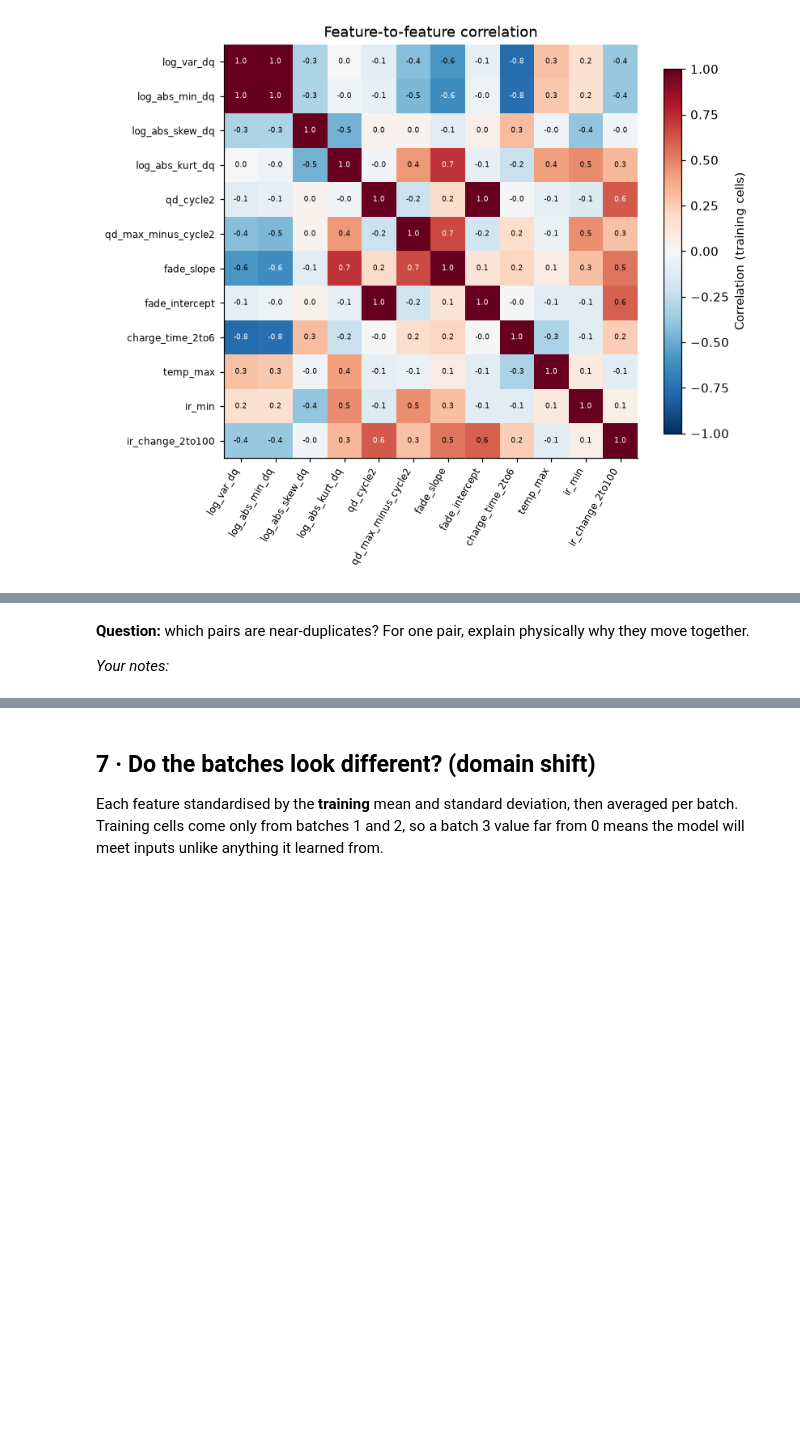
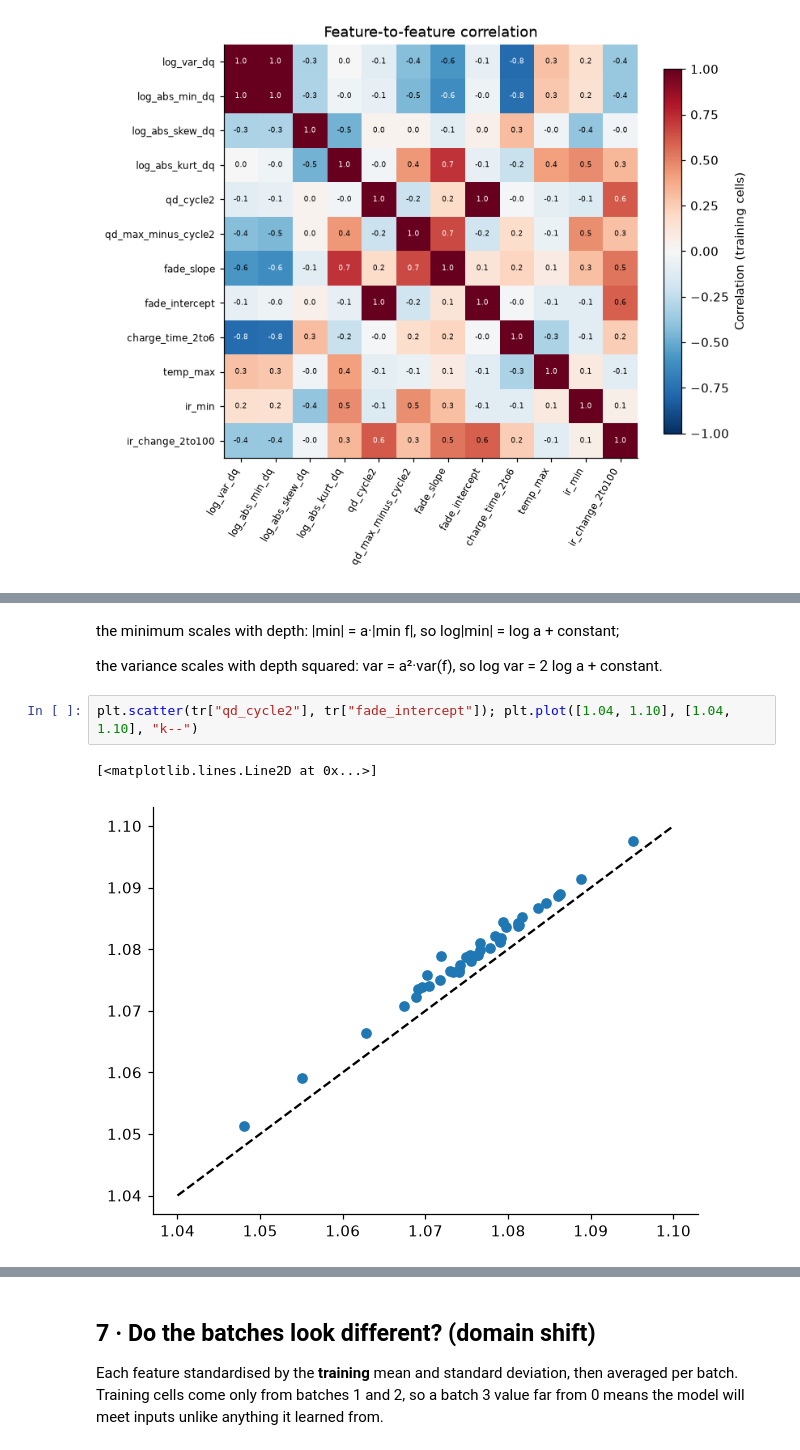
Before and after one commit to andrewjllawson/battery-cycle-life, a Jupyter notebook: notebooks/02_features.ipynb, the cells around one changed output, grey strips where cells are left out. Cells and saved outputs as stored; diff of their text form; blank space fills up the shorter version.

```diff
--- a/notebooks/02_features.ipynb
+++ b/notebooks/02_features.ipynb
@@ -281,4 +287,9 @@ dtype: float64
 # %% [markdown]
-**Question:** which pairs are near-duplicates? For one pair, explain physically why they move together.
+the minimum scales with depth: |min| = a·|min f|, so log|min| = log a + constant;
 
-*Your notes:*
+the variance scales with depth squared: var = a²·var(f), so log var = 2 log a + constant.
+# %%
+plt.scatter(tr["qd_cycle2"], tr["fade_intercept"]); plt.plot([1.04, 1.10], [1.04, 1.10], "k--")
+# %% [output]
+[<matplotlib.lines.Line2D at 0x...>]
+[figure, added]
```
Also changed, not shown: parts of 11 cells of this notebook, 1 other file.
